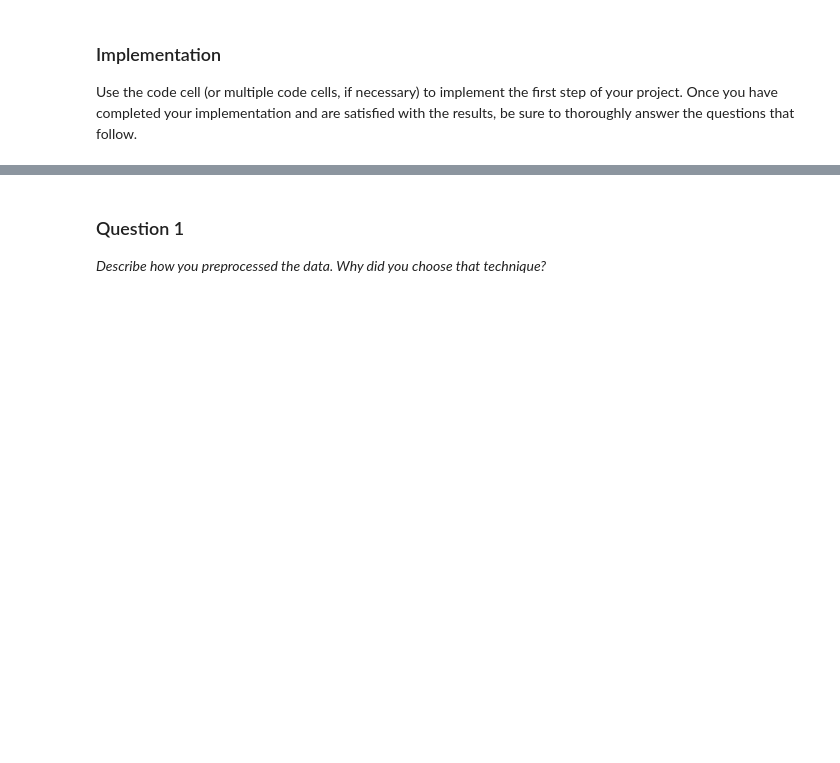
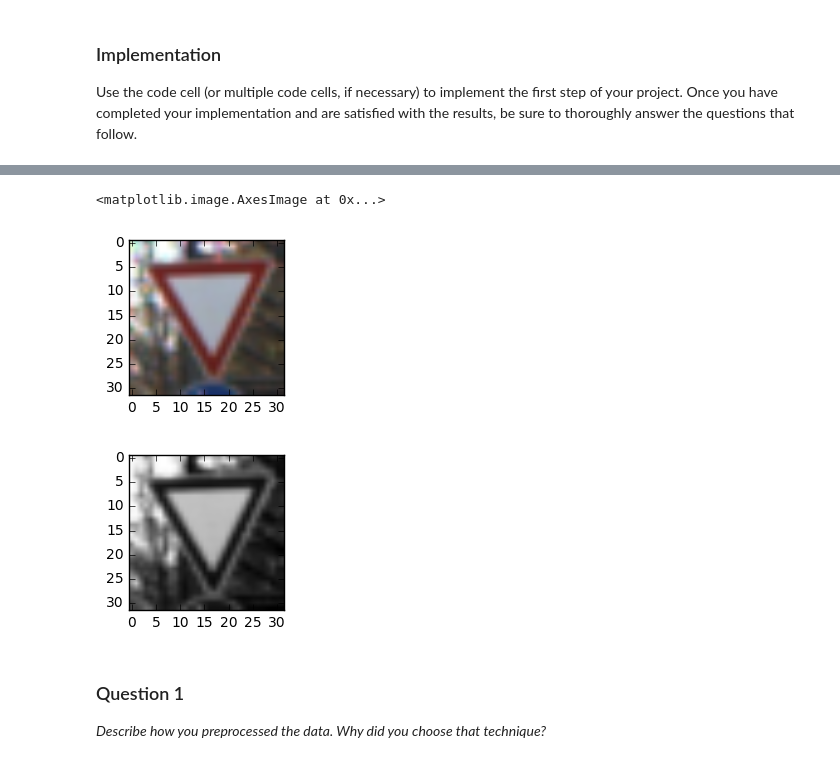
Before and after one commit to aruizga7/CarND-Traffic-Sign-Classifier-Project, a Jupyter notebook: Traffic_Sign_Classifier.ipynb, the cells around one changed output, grey strips where cells are left out. Saved outputs shown, nothing was run; the diff lists cells and outputs as text; code cells hidden in the pictures; blank space fills up the shorter version.

```diff
--- a/Traffic_Sign_Classifier.ipynb
+++ b/Traffic_Sign_Classifier.ipynb
@@ -20,14 +20,19 @@ import pickle
 # TODO: Fill this in based on where you saved the training and testing data
 
 training_file = 'train.p'
+validation_file = 'valid.p'
 testing_file = 'test.p'
+
 
 with open(training_file, mode='rb') as f:
     train = pickle.load(f)
+with open(validation_file, mode='rb') as f:
+    valid = pickle.load(f)
 with open(testing_file, mode='rb') as f:
     test = pickle.load(f)
 
 X_train, y_train = train['features'], train['labels']
+X_valid, y_validation = valid['features'], valid['labels']
 X_test, y_test = test['features'], test['labels']
 # %% [markdown]
 ---
@@ -168,10 +148,66 @@ Here is an example of a [published baseline model on this problem](http://yann.l
 ### Implementation
 
 Use the code cell (or multiple code cells, if necessary) to implement the first step of your project. Once you have completed your implementation and are satisfied with the results, be sure to thoroughly answer the questions that follow.
-# %%
-### Preprocess the data here.
-### Feel free to use as many code cells as needed.
-
-from sklearn.utils import shuffle
-
-X_train, y_train = shuffle(X_train, y_train)
+# %%
+### Preprocess the data here. Preprocessing steps could include normalization, converting to grayscale, etc.
+### Feel free to use as many code cells as needed.
+import cv2
+from sklearn.model_selection import train_test_split
+from sklearn.utils import shuffle
+from skimage.color import rgb2gray
+import numpy as np
+
+def rotate(image, angle):
+
+    # grab the dimensions of the image and calculate the center
+    # of the image
+    (h, w) = image.shape[:2]
+    center = (w / 2, h / 2)
+
+    # rotate the image by 180 degrees
+    M = cv2.getRotationMatrix2D(center, angle, 1.0)
+    return cv2.warpAffine(image, M, (w, h))
+
+def normalize(img):
+    return cv2.normalize(img, img, alpha=0, beta=1, norm_type=cv2.NORM_MINMAX, dtype=cv2.CV_32F)
+
+#def normalize(img):
+#    return ((img - np.min(img)) * 255.) / ( np.max(img) - np.min(img))
+
+def grayscale(img):
+    #COLOR_BGR2GRAY COLOR_RGB2GRAY
+    return rgb2gray(img)
+    #return cv2.cvtColor(img, cv2.COLOR_RGB2GRAY)
+    #return cv2.cvtColor(img, cv2.COLOR_RGB2GRAY)
+
+
+def setgrayscale(images):
+    #from rgb to gray
+    print(images.shape)
+    result = np.zeros(shape=(len(images),32,32))
+    for i in range(len(images)):
+        #gray = np.resize(grayscale(images[i]), (32, 32, 1))
+        gray_img = grayscale(images[i])
+        img_normalized = normalize(gray_img)
+        result[i] = gray_img
+    print(result.shape)
+    return result
+
+#for i in range(1000):
+    #print(i)
+#    np.append(X_train,(rotate(X_train[i],90)))
+
+X_traingray = setgrayscale(X_train)
+X_testgray = setgrayscale(X_test)
+X_validationgray = setgrayscale(X_valid)
+
+index = random.randint(0, len(X_traingray))
+
+image = X_train[index]
+plt.figure(figsize=(2,2))
+plt.imshow(image)
+
+image = X_traingray[index]
+plt.figure(figsize=(2,2))
+plt.imshow(image,cmap="Greys_r")
+# %% [output]
@@ -178,3 +220,6 @@ X_train, y_train = shuffle(X_train, y_train)
+<matplotlib.image.AxesImage at 0x...>
+[figure, added]
+[figure, added]
 # %% [markdown]
 ### Question 1
 
```
Also changed, not shown: parts of 40 cells of this notebook, 1 other file.
